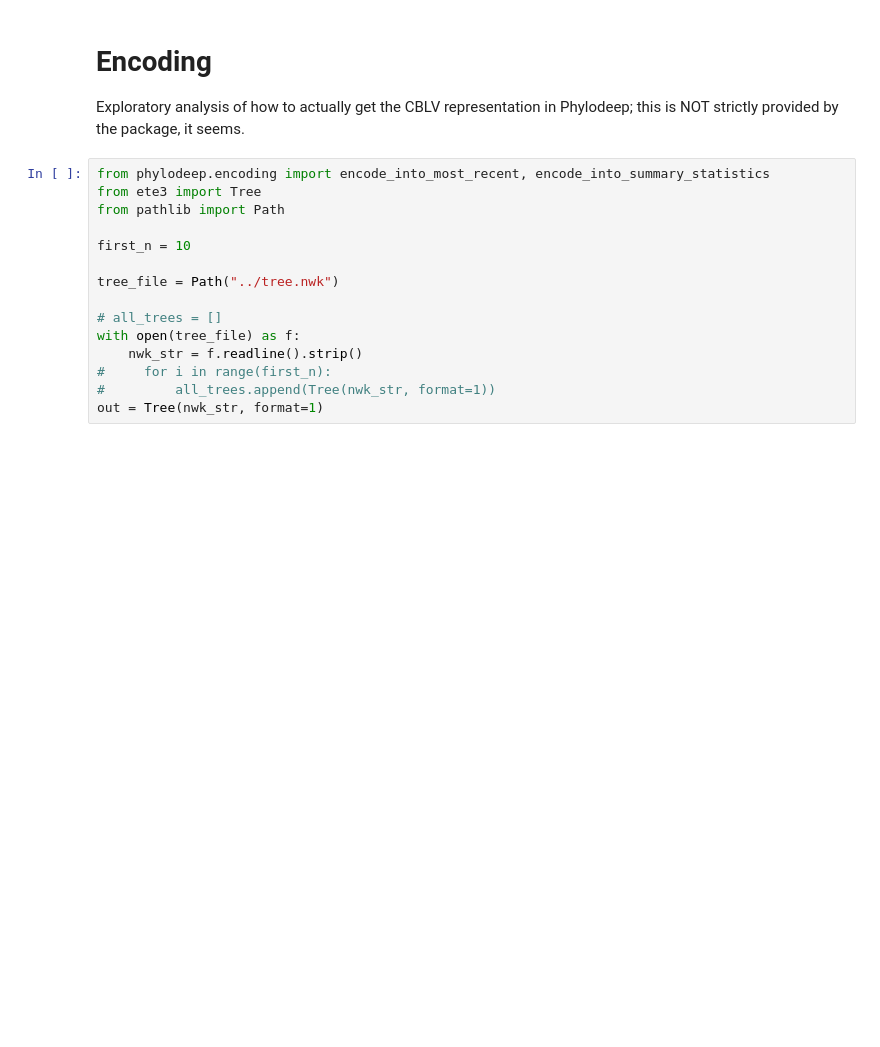
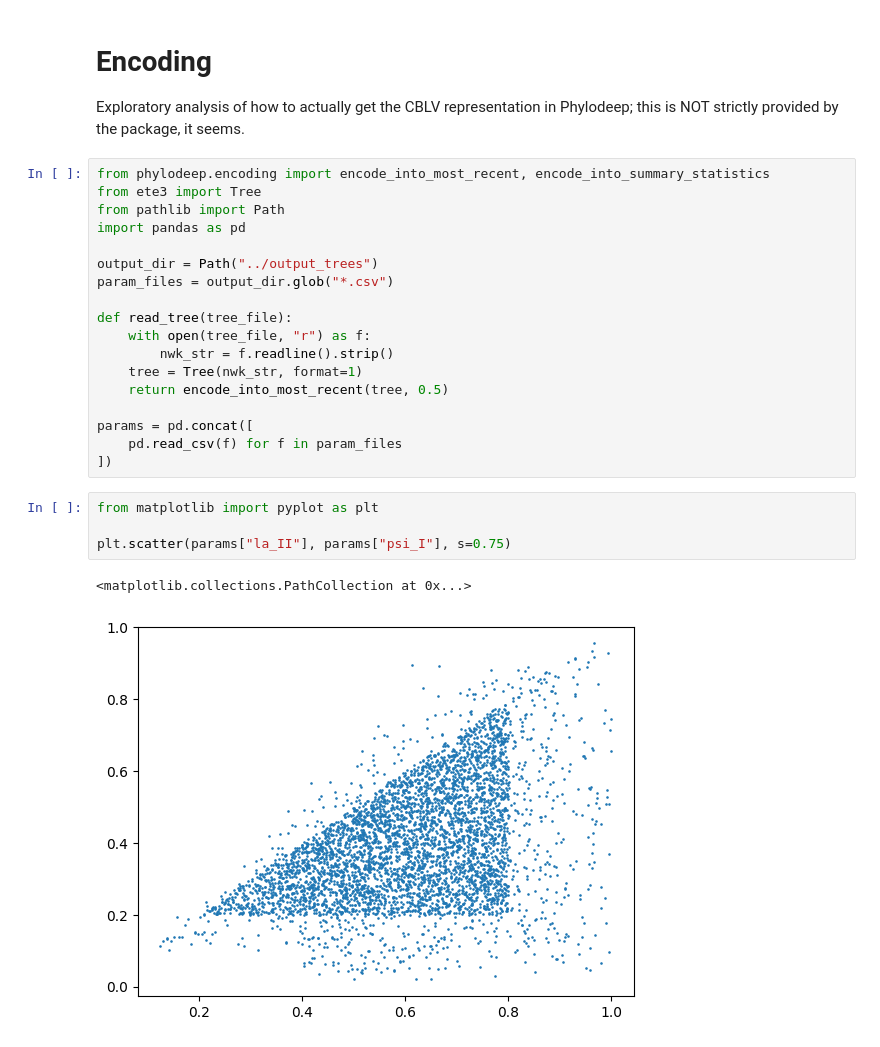
Before and after one commit to urvimehta20/PhylodynamicsDL, a Jupyter notebook: exploratory/simulate.ipynb, the cells around one changed output. Saved outputs shown, nothing was run; the diff lists cells and outputs as text; blank space fills up the shorter version.

```diff
--- a/exploratory/simulate.ipynb
+++ b/exploratory/simulate.ipynb
@@ -42,16 +42,26 @@ Exploratory analysis of how to actually get the CBLV representation in Phylodeep
 from phylodeep.encoding import encode_into_most_recent, encode_into_summary_statistics
 from ete3 import Tree
 from pathlib import Path
+import pandas as pd
 
-first_n = 10
+output_dir = Path("../output_trees")
+param_files = output_dir.glob("*.csv")
 
-tree_file = Path("../tree.nwk")
+def read_tree(tree_file):
+    with open(tree_file, "r") as f:
+        nwk_str = f.readline().strip()
+    tree = Tree(nwk_str, format=1)
+    return encode_into_most_recent(tree, 0.5)
 
-# all_trees = []
-with open(tree_file) as f:
-    nwk_str = f.readline().strip()
-#     for i in range(first_n):
-#         all_trees.append(Tree(nwk_str, format=1))
-out = Tree(nwk_str, format=1)
+params = pd.concat([
+    pd.read_csv(f) for f in param_files
+])
+# %%
+from matplotlib import pyplot as plt
+
+plt.scatter(params["la_II"], params["psi_I"], s=0.75)
+# %% [output]
+<matplotlib.collections.PathCollection at 0x...>
+[figure, added]
 # %%
 import pandas as pd
```
Also changed, not shown: parts of 1 cell of this notebook, 1 other file.
